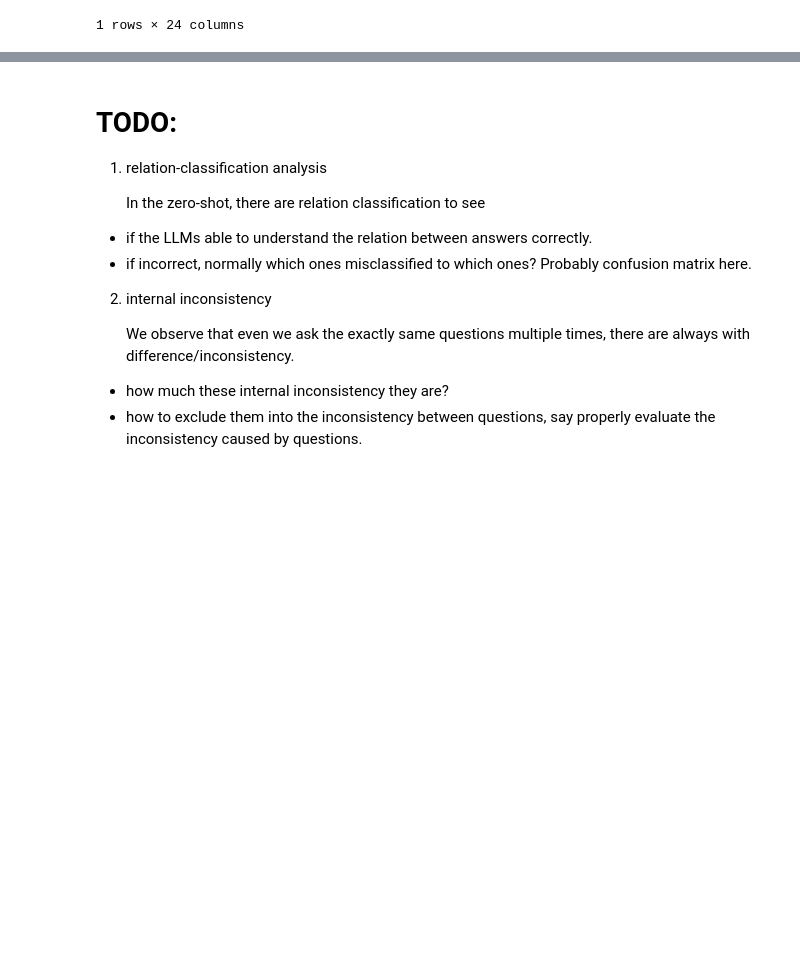
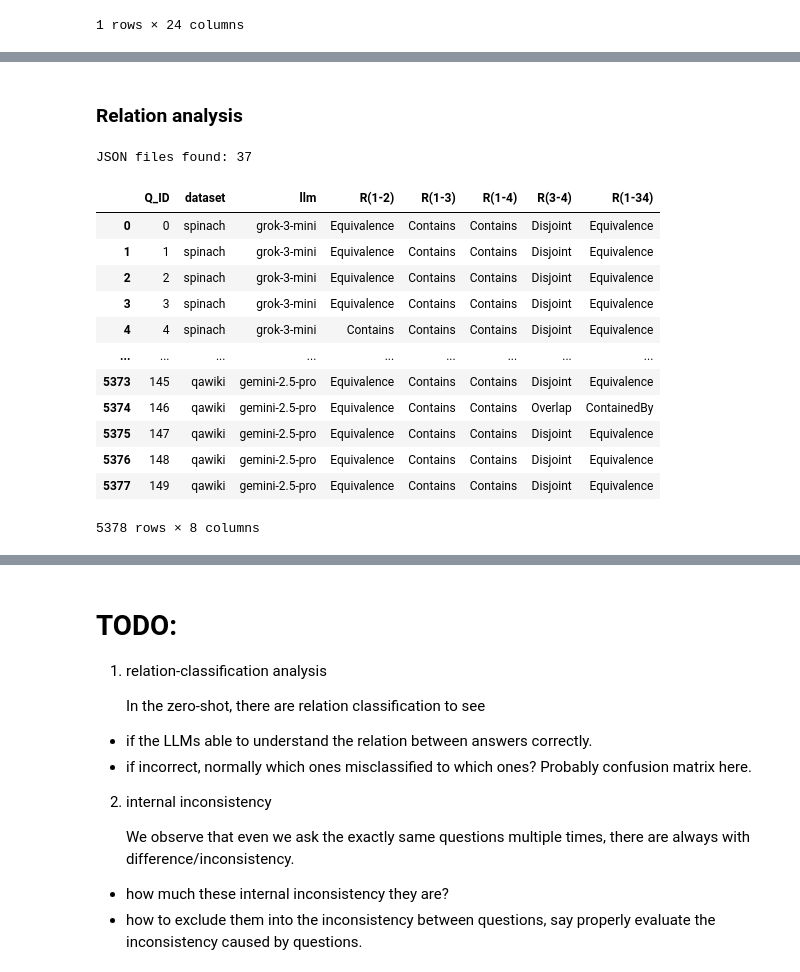
Before and after one commit to GabrieleT0/Answer-Set-Consistency-of-LLMs-For-QA, a Jupyter notebook: src/answer_analysis.ipynb, the cells around one changed output, grey strips where cells are left out. Drawn from its saved outputs; the diff is of its cells as text; code cells hidden in the pictures; blank space fills up the shorter version.

```diff
--- a/src/answer_analysis.ipynb
+++ b/src/answer_analysis.ipynb
@@ -772,0 +789,2 @@ AttributeError: 'list' object has no attribute 'groupby'
+# %% [markdown]
+### Relation analysis
@@ -772,0 +848,18 @@ AttributeError: 'list' object has no attribute 'groupby'
+# %%
+df_relation = load_relations(root_dir, datasets, llms)
+df_relation
+# %% [output]
+JSON files found: 37
+|  | Q_ID | dataset | llm | R(1-2) | R(1-3) | R(1-4) | R(3-4) | R(1-34) |
+| 0 | 0 | spinach | grok-3-mini | Equivalence | Contains | Contains | Disjoint | Equivalence |
+| 1 | 1 | spinach | grok-3-mini | Equivalence | Contains | Contains | Disjoint | Equivalence |
+| 2 | 2 | spinach | grok-3-mini | Equivalence | Contains | Contains | Disjoint | Equivalence |
+| 3 | 3 | spinach | grok-3-mini | Equivalence | Contains | Contains | Disjoint | Equivalence |
+| 4 | 4 | spinach | grok-3-mini | Contains | Contains | Contains | Disjoint | Equivalence |
+| ... | ... | ... | ... | ... | ... | ... | ... | ... |
+| 5373 | 145 | qawiki | gemini-2.5-pro | Equivalence | Contains | Contains | Disjoint | Equivalence |
+| 5374 | 146 | qawiki | gemini-2.5-pro | Equivalence | Contains | Contains | Overlap | ContainedBy |
+| 5375 | 147 | qawiki | gemini-2.5-pro | Equivalence | Contains | Contains | Disjoint | Equivalence |
+| 5376 | 148 | qawiki | gemini-2.5-pro | Equivalence | Contains | Contains | Disjoint | Equivalence |
+| 5377 | 149 | qawiki | gemini-2.5-pro | Equivalence | Contains | Contains | Disjoint | Equivalence |
+5378 rows × 8 columns
```
Also changed, not shown: parts of 11 cells of this notebook, 12 other files.
